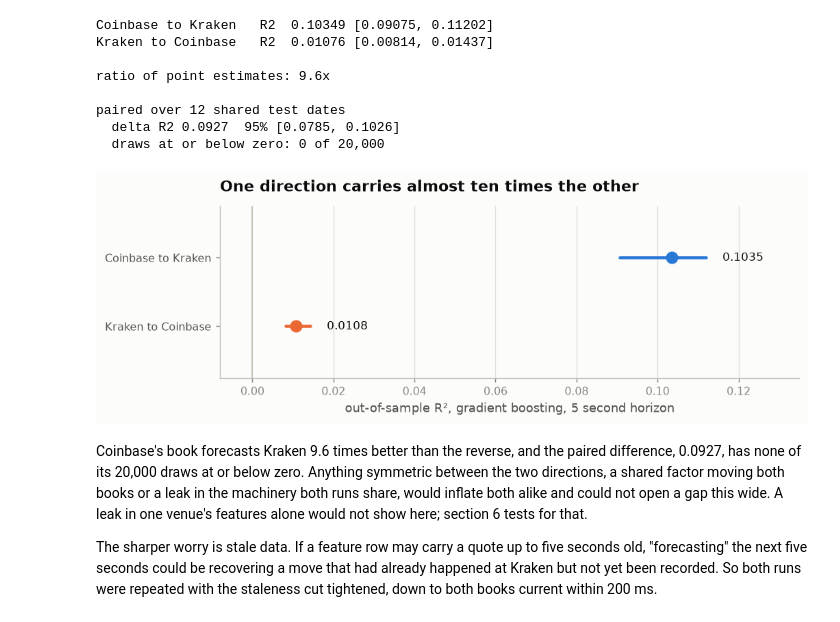
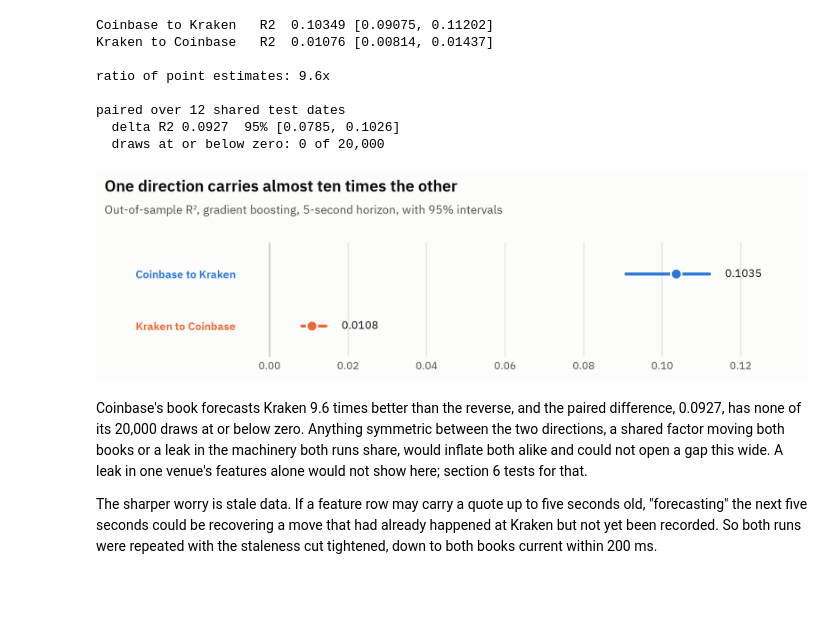
Before and after one commit to ryanp2718/crosstick-price-discovery, a Jupyter notebook: notebooks/appendix.ipynb, the cells around one changed output. Cells and saved outputs as stored; diff of their text form; code cells hidden in the pictures; blank space fills up the shorter version.

```diff
--- a/notebooks/appendix.ipynb
+++ b/notebooks/appendix.ipynb
@@ -56,30 +56,18 @@ print(f"loaded {len(list(DATA.glob('oos_*.parquet')))} prediction files and "
 # %% [output]
 loaded 3 prediction files and 1,529,334 one-second prices from ../data/
 # %%
-SURFACE, INK, INK2, MUTED = "#fcfcfb", "#0b0b0b", "#52514e", "#898781"
-GRID, AXIS, PALE = "#e1e0d9", "#c3c2b7", "#e1e0d9"
-# The essay's venue colours. A forecast takes the colour of the venue whose book it reads,
-# and the controls are grey.
-COINBASE, KRAKEN = "#2a78d6", "#eb6834"
-
-mpl.rcParams.update({
-    "figure.facecolor": SURFACE, "axes.facecolor": SURFACE, "savefig.facecolor": SURFACE,
-    "axes.edgecolor": AXIS, "axes.labelcolor": INK2, "axes.titlecolor": INK,
-    "axes.titlesize": 12, "axes.titleweight": "bold", "axes.titlelocation": "left",
-    "axes.titlepad": 12, "axes.labelsize": 10,
-    "axes.spines.top": False, "axes.spines.right": False,
-    "xtick.color": MUTED, "ytick.color": MUTED, "xtick.labelsize": 9, "ytick.labelsize": 9,
-    "grid.color": GRID, "grid.linewidth": 0.8, "legend.frameon": False, "legend.fontsize": 9,
-    "figure.dpi": 130, "font.size": 10,
-})
+# The essay's figure style, from charts.py beside this notebook. A forecast takes the colour
+# of the venue whose book it reads, and the controls are grey.
+from charts import (AXIS, COINBASE, INK, INK2, KRAKEN, MUTED, PALE, SURFACE, apart, categories,
+                    day_labels, headline, minus, name_series, note, signed)
 
 
 def interval(ax, y, values, color, pad=0.004):
     """One point estimate and its interval, drawn as a dot on a bar."""
     point, low, high = values
-    ax.plot([low, high], [y, y], color=color, lw=2.5, solid_capstyle="round", zorder=3)
-    ax.plot([point], [y], "o", color=color, ms=9, zorder=4)
-    ax.text(high + pad, y, f"{point:.4f}", va="center", fontsize=9.5, color=INK)
+    ax.plot([low, high], [y, y], color=color, lw=2.5, zorder=3)
+    ax.plot([point], [y], "o", color=color, ms=9, mec=SURFACE, mew=1.5, zorder=4)
+    note(ax, high + pad, y, minus(f"{point:.4f}"), va="center", fontsize=9.5, color=INK)
 # %% [markdown]
 ## 1. Where the numbers come from
 
@@ -362,18 +351,17 @@ paired over 12 shared test dates
 # %%
 fig, ax = plt.subplots(figsize=(8.4, 2.5))
 interval(ax, 1, forward_r2, COINBASE)
 interval(ax, 0, backward_r2, KRAKEN)
 ax.axvline(0, color=AXIS, lw=1)
-ax.set_yticks([0, 1])
-ax.set_yticklabels(["Kraken to Coinbase", "Coinbase to Kraken"], color=INK2)
-ax.set_xlabel("out-of-sample R², gradient boosting, 5 second horizon")
-ax.set_title("One direction carries almost ten times the other")
+categories(ax, ["Kraken to Coinbase", "Coinbase to Kraken"], [KRAKEN, COINBASE])
 ax.set_xlim(-0.008, 0.135)
-ax.set_ylim(-0.75, 1.75)
-ax.grid(axis="x", zorder=0)
+ax.set_ylim(-0.6, 1.6)
+headline(fig, "One direction carries almost ten times the other",
+         "Out-of-sample R², gradient boosting, 5-second horizon, with 95% intervals",
+         top=0.85, left=0.2, right=0.99, bottom=0.12)
 plt.show()
 # %% [output]
-[figure, old version]
+[figure, new version]
 # %% [markdown]
 Coinbase's book forecasts Kraken 9.6 times better than the reverse, and the paired difference,
 0.0927, has none of its 20,000 draws at or below zero. Anything symmetric between the two
```
Also changed, not shown: parts of 11 cells of this notebook, 8 other files.
